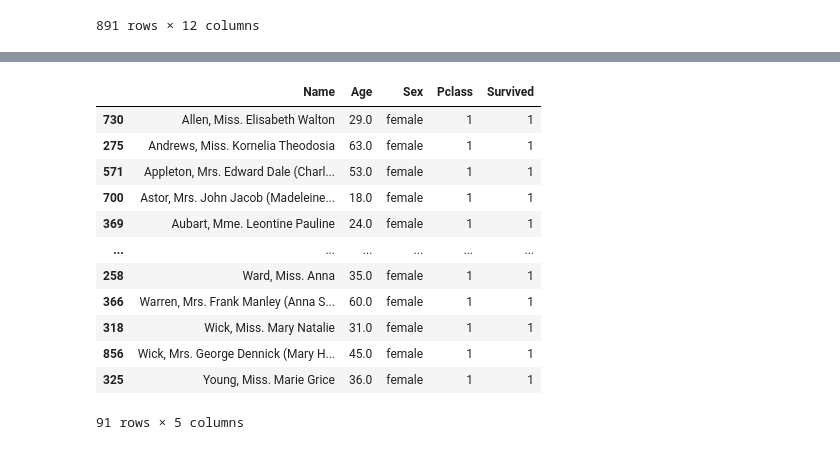
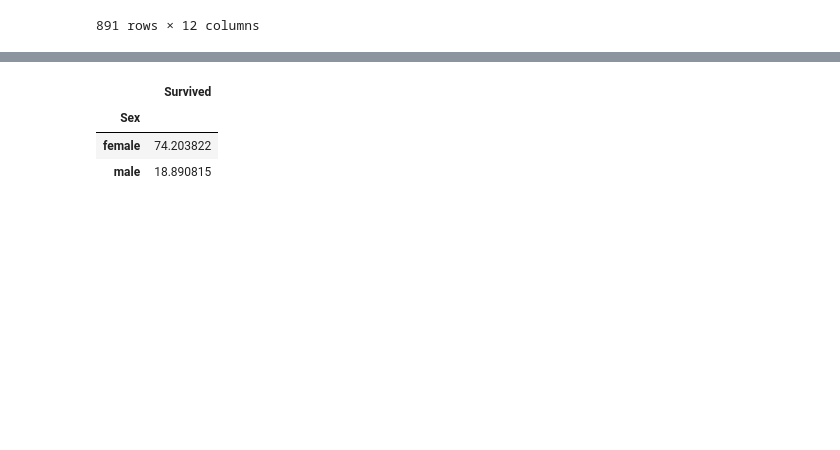
Before and after one commit to tavaresgani/titanic, a Jupyter notebook: projetoTitanic.ipynb, the cells around one changed output, grey strips where cells are left out. Saved outputs shown, nothing was run; the diff lists cells and outputs as text; code cells hidden in the pictures; blank space fills up the shorter version.

```diff
--- a/projetoTitanic.ipynb
+++ b/projetoTitanic.ipynb
@@ -41,17 +25,8 @@ titanic_filtered
-# %%
-titanic_filtered = titanic_filtered.sort_values(['Name'], ascending = True)
-titanic_filtered
-# %% [output]
-|  | Name | Age | Sex | Pclass | Survived |
-| 730 | Allen, Miss. Elisabeth Walton | 29.0 | female | 1 | 1 |
-| 275 | Andrews, Miss. Kornelia Theodosia | 63.0 | female | 1 | 1 |
-| 571 | Appleton, Mrs. Edward Dale (Charl... | 53.0 | female | 1 | 1 |
-| 700 | Astor, Mrs. John Jacob (Madeleine... | 18.0 | female | 1 | 1 |
-| 369 | Aubart, Mme. Leontine Pauline | 24.0 | female | 1 | 1 |
-| ... | ... | ... | ... | ... | ... |
-| 258 | Ward, Miss. Anna | 35.0 | female | 1 | 1 |
-| 366 | Warren, Mrs. Frank Manley (Anna S... | 60.0 | female | 1 | 1 |
-| 318 | Wick, Miss. Mary Natalie | 31.0 | female | 1 | 1 |
-| 856 | Wick, Mrs. George Dennick (Mary H... | 45.0 | female | 1 | 1 |
-| 325 | Young, Miss. Marie Grice | 36.0 | female | 1 | 1 |
-91 rows × 5 columns
+# %%
+#Calculando a probabilidade de sobrevivência pelo sexo
+titanic[['Sex', 'Survived']].groupby(['Sex']).mean() * 100
+# %% [output]
+|  | Survived |
+| Sex |  |
+| female | 74.203822 |
+| male | 18.890815 |
```
Also changed, not shown: parts of 6 cells of this notebook.
